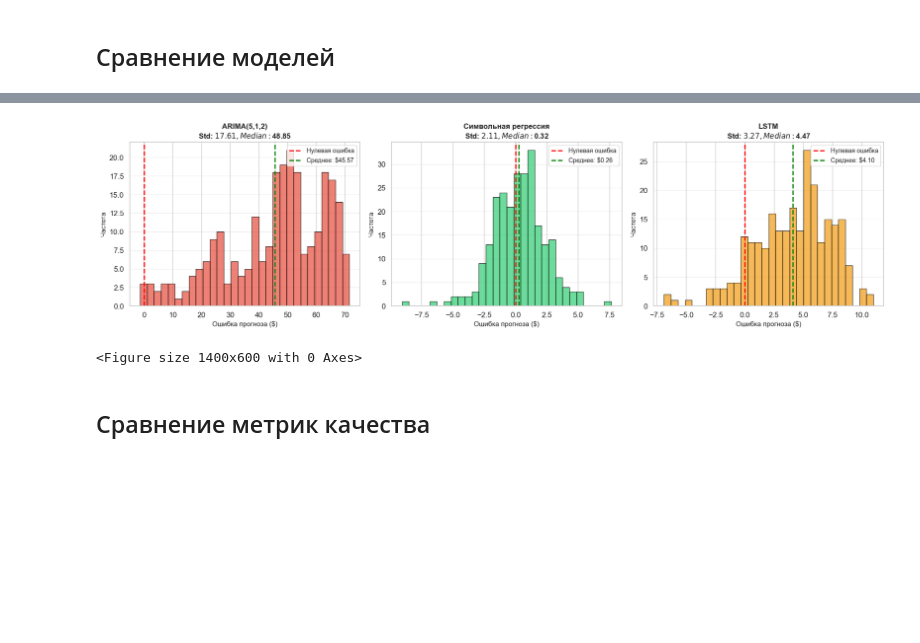
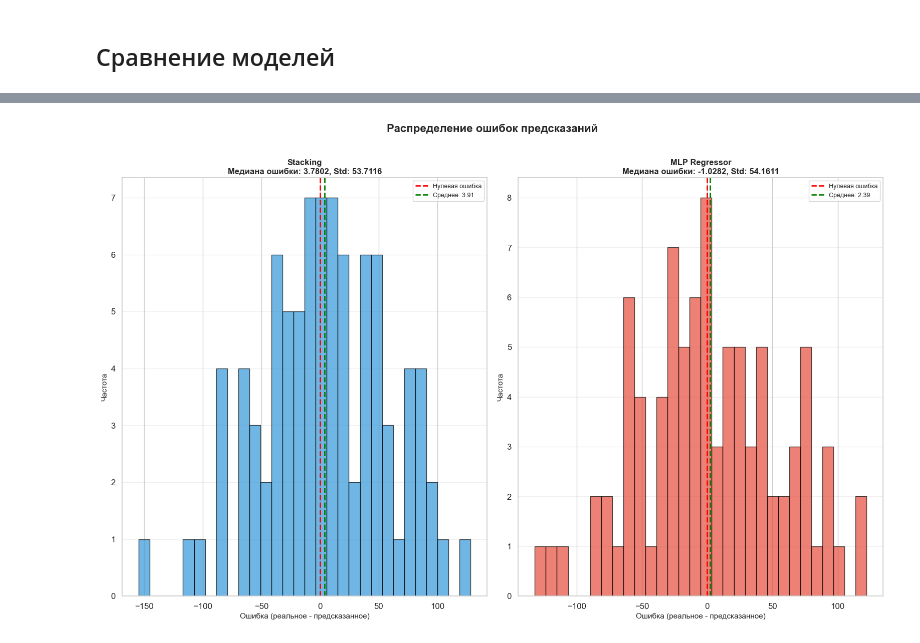
Before and after one commit to colan1ch/ML_sem6, a Jupyter notebook: lab7/lab7.ipynb, the cells around one changed output, grey strips where cells are left out. Cells and saved outputs as stored; diff of their text form; code cells hidden in the pictures; blank space fills up the shorter version.

```diff
--- a/lab7/lab7.ipynb
+++ b/lab7/lab7.ipynb
@@ -480,0 +77,13 @@ LSTM результаты:
+# %%
+X = df[diabetes.feature_names].values
+y = df['target'].values
+
+X_train, X_test, y_train, y_test = train_test_split(X, y, test_size=0.2, random_state=42)
+
+# Масштабирование
+scaler = StandardScaler()
+X_train_scaled = scaler.fit_transform(X_train)
+X_test_scaled = scaler.transform(X_test)
+
+print(f"Размер обучающей выборки: {X_train_scaled.shape}")
+print(f"Размер тестовой выборки: {X_test_scaled.shape}")
@@ -592,35 +305,23 @@ plt.savefig('individual_predictions.png', dpi=300, bbox_inches='tight')
 # %%
-# Расчет ошибок
-errors_arima = df['Price'][train_size:].values - y_pred_arima
-errors_gp = df['Price'][train_size:].values - y_pred_gp
-errors_lstm = df['Price'][train_size:].values - y_pred_lstm
+# Анализ ошибок
+fig, axes = plt.subplots(1, 2, figsize=(16, 10))
+axes = axes.flatten()
 
-# Визуализация ошибок
-fig, axes = plt.subplots(1, 3, figsize=(18, 5))
+for ax, pred, name, color in zip(axes, predictions, model_names, colors_models):
+    errors = y_test - pred
 
-for idx, (ax, errors, name, color) in enumerate(zip(
-    axes,
-    [errors_arima, errors_gp, errors_lstm],
-    model_names,
-    colors_models
-)):
     ax.hist(errors, bins=30, color=color, edgecolor='black', alpha=0.7)
     ax.axvline(x=0, color='red', linestyle='--', linewidth=2, label='Нулевая ошибка')
-    ax.axvline(x=np.mean(errors), color='green', linestyle='--', linewidth=2,
-               label=f'Среднее: ${np.mean(errors):.2f}')
+    ax.axvline(x=np.mean(errors), color='green', linestyle='--', linewidth=2, label=f'Среднее: {np.mean(errors):.2f}')
 
-    ax.set_title(f'{name}\nStd: ${np.std(errors):.2f}, Median: ${np.median(errors):.2f}',
-                 fontsize=12, fontweight='bold')
-    ax.set_xlabel('Ошибка прогноза ($)', fontsize=11)
+    ax.set_xlabel('Ошибка (реальное - предсказанное)', fontsize=11)
     ax.set_ylabel('Частота', fontsize=11)
-    ax.legend(fontsize=10)
+    ax.set_title(f'{name}\nМедиана ошибки: {np.median(errors):.4f}, Std: {np.std(errors):.4f}', fontsize=12, fontweight='bold')
+    ax.legend(fontsize=9)
     ax.grid(axis='y', alpha=0.3)
 
+fig.suptitle('Распределение ошибок предсказаний', fontsize=16, fontweight='bold', y=1.01)
 plt.tight_layout()
 plt.show()
-plt.savefig('error_analysis.png', dpi=300, bbox_inches='tight')
 # %% [output]
-[figure, old version]
+[figure, new version]
-<Figure size 1400x600 with 0 Axes>
-# %% [markdown]
-## Сравнение метрик качества
```
Also changed, not shown: parts of 44 cells of this notebook, 8 other files.
